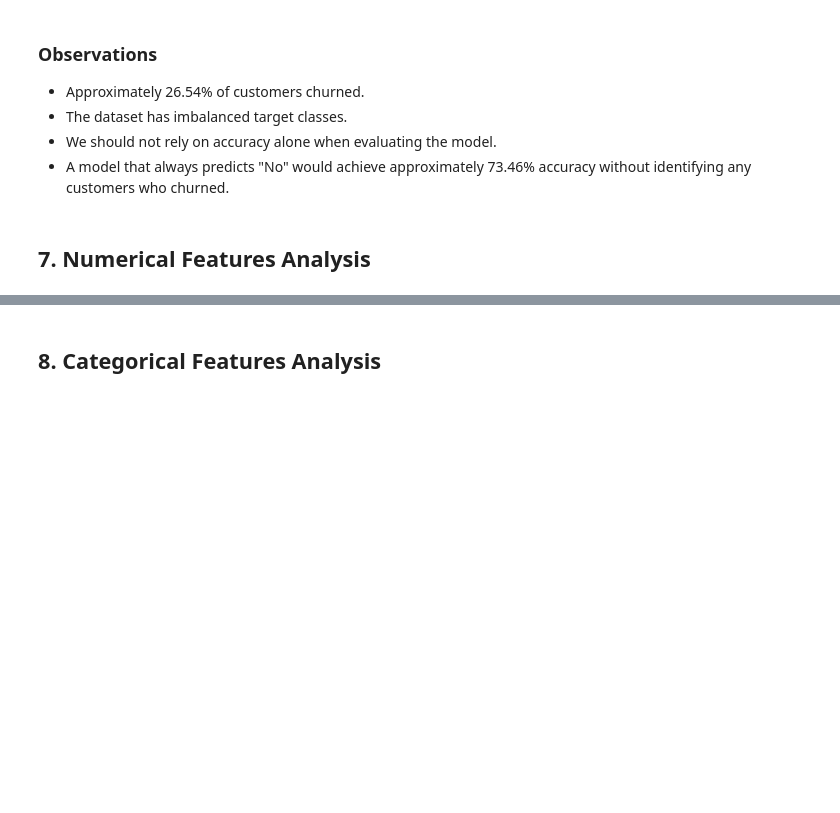
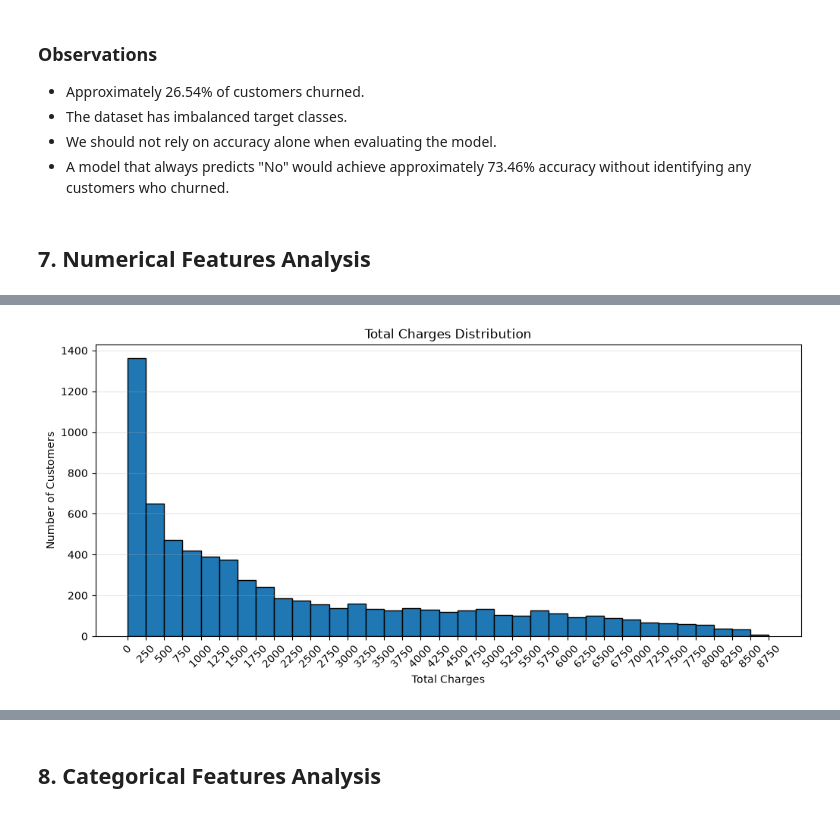
Before and after one commit to mertcanaksoy34/telco-customer-churn, a Jupyter notebook: notebooks/01_eda.ipynb, the cells around one changed output, grey strips where cells are left out. Cells and saved outputs as stored; diff of their text form; code cells hidden in the pictures; blank space fills up the shorter version.

```diff
--- a/notebooks/01_eda.ipynb
+++ b/notebooks/01_eda.ipynb
@@ -215,0 +300,15 @@ plt.show()
+# %%
+plt.figure(figsize=(12,5))
+
+plt.hist(df['TotalCharges'], bins=range(0,9000,250), edgecolor='black')
+
+plt.title("Total Charges Distribution")
+plt.xlabel("Total Charges")
+plt.ylabel("Number of Customers")
+
+plt.xticks(range(0,9000,250), rotation=45)
+plt.grid(axis="y", alpha=0.3)
+
+plt.show()
+# %% [output]
+[figure, added]
```
Also changed, not shown: parts of 11 cells of this notebook.
